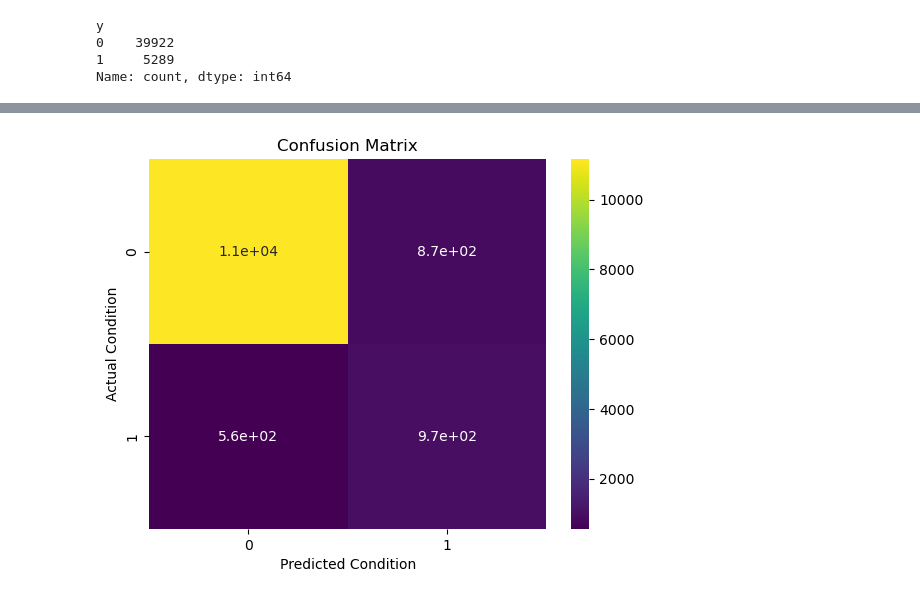
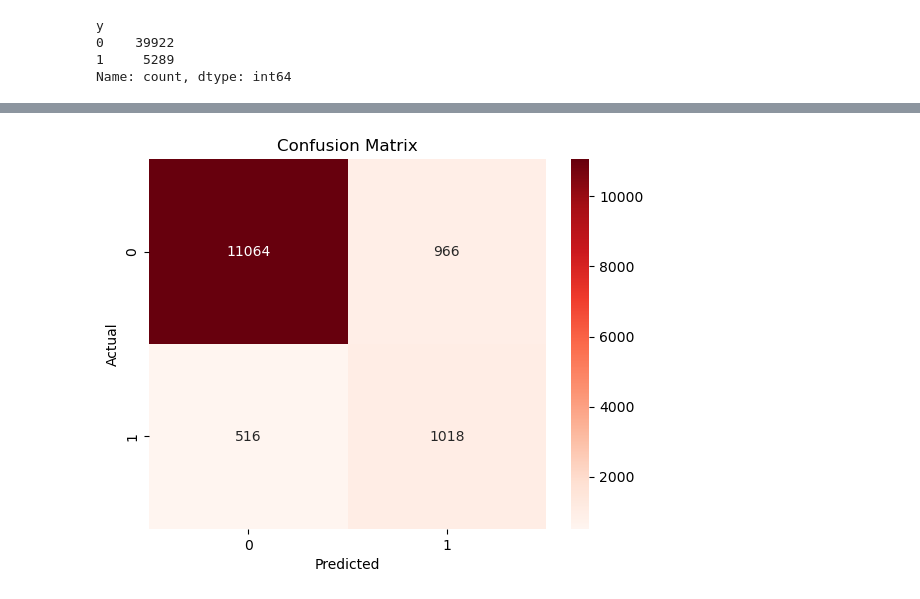
Before and after one commit to anirudhajohare19/BankMarketing_MLModel, a Jupyter notebook: Model.ipynb, the cells around one changed output, grey strips where cells are left out. Cells and saved outputs as stored; diff of their text form; code cells hidden in the pictures.

```diff
--- a/Model.ipynb
+++ b/Model.ipynb
@@ -283,10 +387,3 @@ Categorical_Data
 | 45209 | blue-collar | married | secondary | no | no | no | telephone | nov | unknown | no |
 | 45210 | entrepreneur | married | secondary | no | no | no | cellular | nov | other | no |
 45211 rows × 10 columns
-# %%
-# Alternative code
-'''
-le=LabelEncoder()
-for i in Categorical_Data():
-    df[i]=le.fit_transform(df[i])
-'''
@@ -407,11 +491,16 @@ plt.show()
 # %%
 from sklearn.ensemble import RandomForestClassifier
+from sklearn.model_selection import GridSearchCV
 
 RF = RandomForestClassifier()
 
-RF.fit(X_train,y_train)
+param_grid = {'n_estimators': [100, 200], 'max_depth': [5, 10, 20]}
+grid_search = GridSearchCV(RF, param_grid, cv=5, scoring='accuracy')
+grid_search.fit(X_train, y_train)
 
-y_predict_RF = RF.predict(X_test)
+best_rf = grid_search.best_estimator_
+
+y_predict_RF = best_rf.predict(X_test)
 
 accuracy_score_RF = accuracy_score(y_test,y_predict_RF)
 
@@ -434,10 +543,10 @@ weighted avg       0.90      0.89      0.90     13564
 # %%
 # Confusion Matrix for Random Forest Classification Model
-
-sns.heatmap(confusion_matrix(y_test,y_predict_RF),annot= True,cmap='viridis')
+cm = confusion_matrix(y_test, y_predict_RF)
+sns.heatmap(cm, annot=True, fmt='d', cmap='Reds')
 plt.title('Confusion Matrix')
-plt.xlabel('Predicted Condition')
-plt.ylabel('Actual Condition')
+plt.xlabel('Predicted')
+plt.ylabel('Actual')
 plt.show()
 # %% [output]
-[figure, old version]
+[figure, new version]
```
Also changed, not shown: parts of 38 cells of this notebook, 2 other files.
